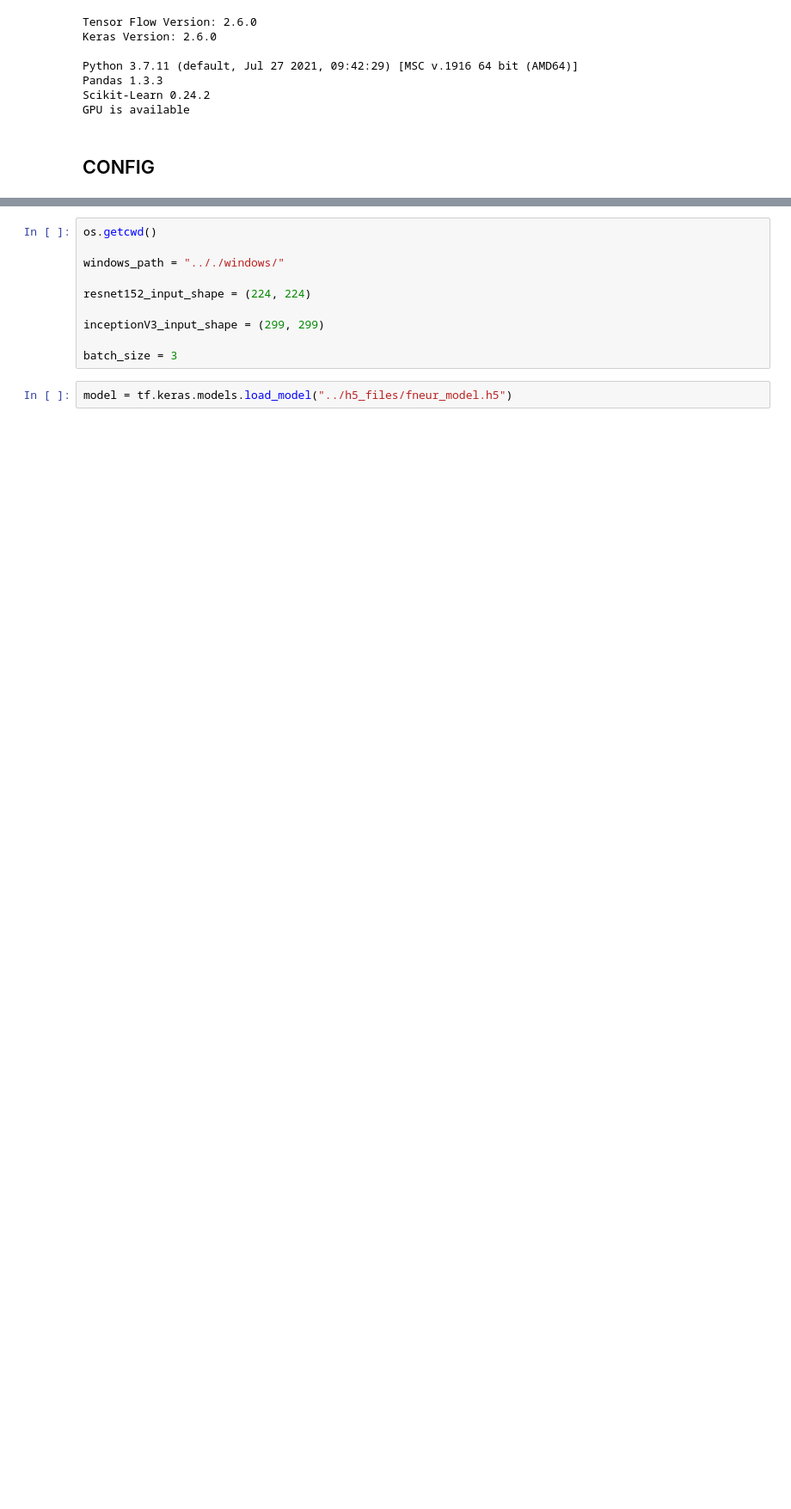
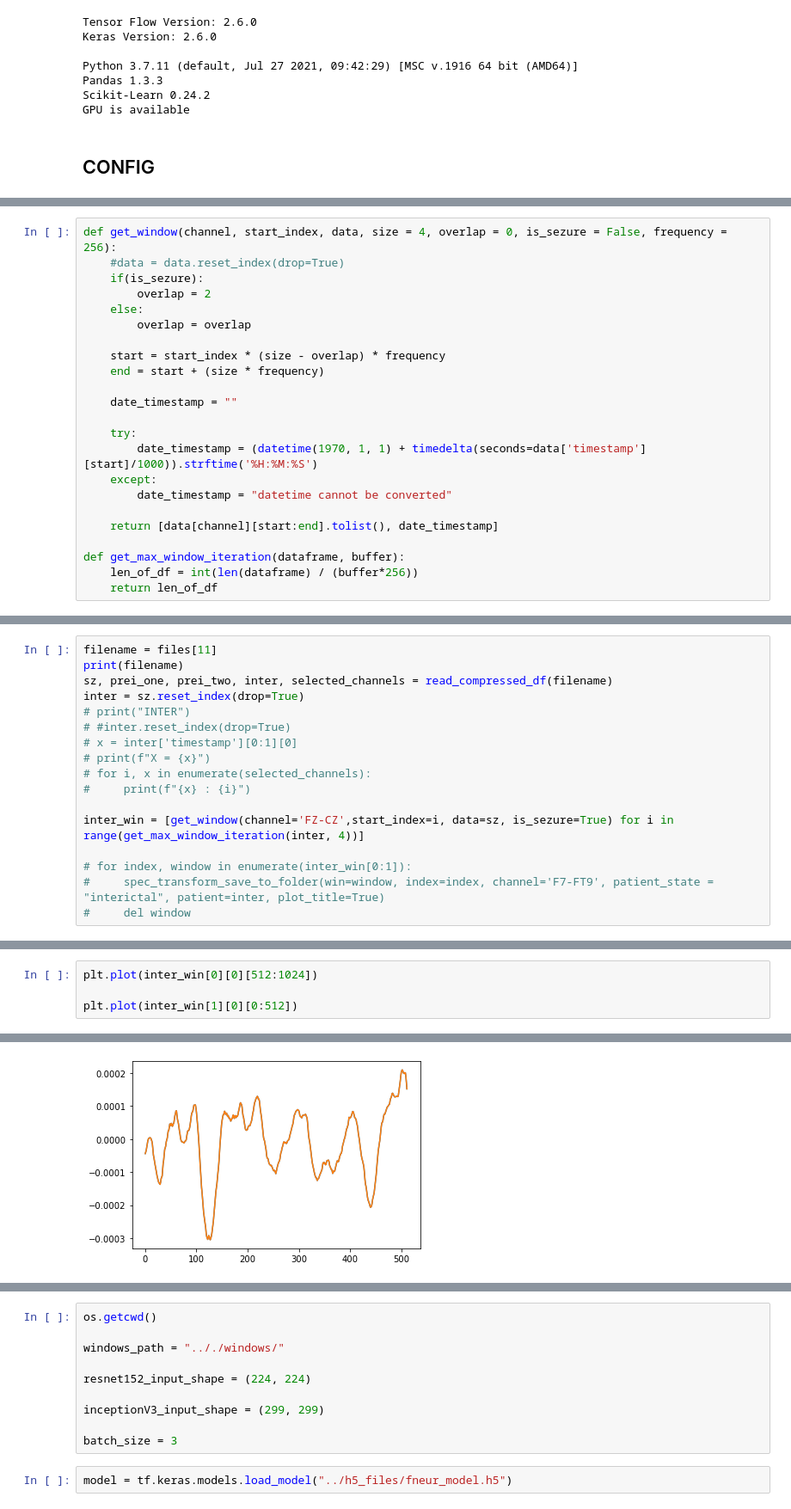
Before and after one commit to nikl1425/DeepLearning_Master, a Jupyter notebook: models/multi_channel_four_patient_all_data/multiChannelTest.ipynb, the cells around one changed output, grey strips where cells are left out. Shown at 86% size. Cells and saved outputs as stored; diff of their text form; blank space fills up the shorter version.

```diff
--- a/models/multi_channel_four_patient_all_data/multiChannelTest.ipynb
+++ b/models/multi_channel_four_patient_all_data/multiChannelTest.ipynb
@@ -44,0 +88,23 @@ GPU is available
+# %%
+def get_window(channel, start_index, data, size = 4, overlap = 0, is_sezure = False, frequency = 256):
+    #data = data.reset_index(drop=True)
+    if(is_sezure):
+        overlap = 2
+    else:
+        overlap = overlap
+
+    start = start_index * (size - overlap) * frequency
+    end = start + (size * frequency)
+
+    date_timestamp = ""
+
+    try:
+        date_timestamp = (datetime(1970, 1, 1) + timedelta(seconds=data['timestamp'][start]/1000)).strftime('%H:%M:%S')
+    except:
+        date_timestamp = "datetime cannot be converted"
+
+    return [data[channel][start:end].tolist(), date_timestamp]
+
+def get_max_window_iteration(dataframe, buffer):
+    len_of_df = int(len(dataframe) / (buffer*256))
+    return len_of_df
@@ -44,0 +166,17 @@ GPU is available
+# %%
+filename = files[11]
+print(filename)
+sz, prei_one, prei_two, inter, selected_channels = read_compressed_df(filename)
+inter = sz.reset_index(drop=True)
+# print("INTER")
+# #inter.reset_index(drop=True)
+# x = inter['timestamp'][0:1][0]
+# print(f"X = {x}")
+# for i, x in enumerate(selected_channels):
+#     print(f"{x} : {i}")
+
+inter_win = [get_window(channel='FZ-CZ',start_index=i, data=sz, is_sezure=True) for i in range(get_max_window_iteration(inter, 4))]
+
+# for index, window in enumerate(inter_win[0:1]):
+#     spec_transform_save_to_folder(win=window, index=index, channel='F7-FT9', patient_state = "interictal", patient=inter, plot_title=True)
+#     del window
@@ -44,0 +189,5 @@ GPU is available
+# %%
+plt.plot(inter_win[0][0][512:1024])
+
+plt.plot(inter_win[1][0][0:512])
+# %% [output]
@@ -44,0 +195 @@ GPU is available
+[figure, added]
```
Also changed, not shown: parts of 14 cells of this notebook, 3 other files.
